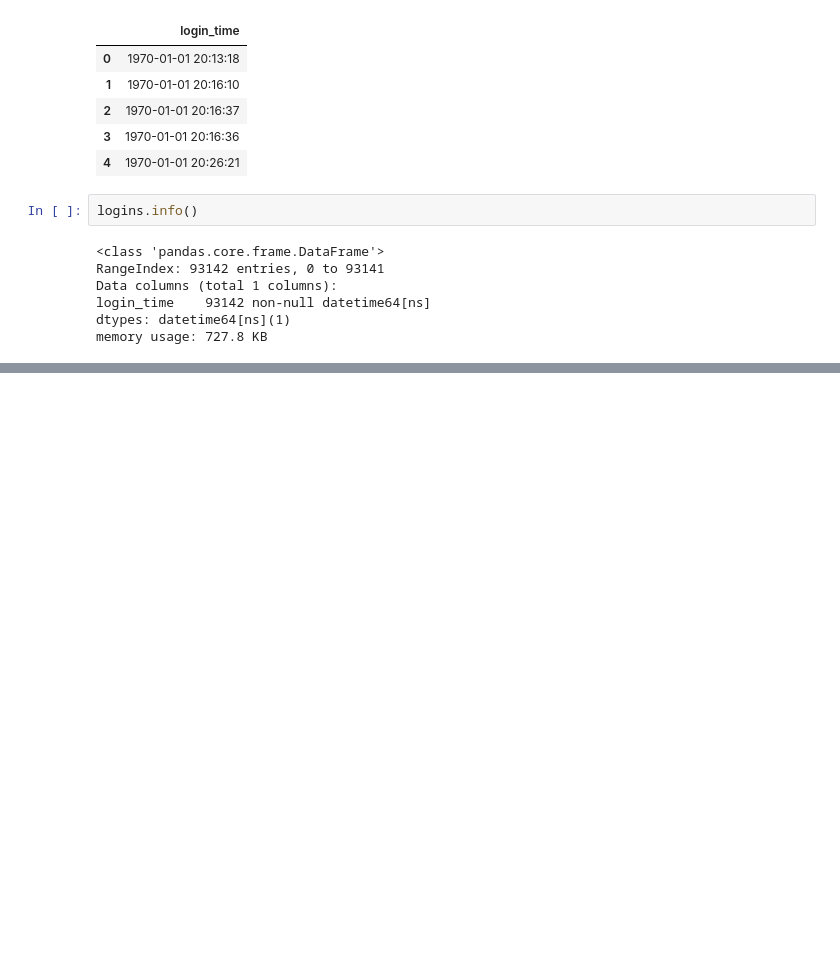
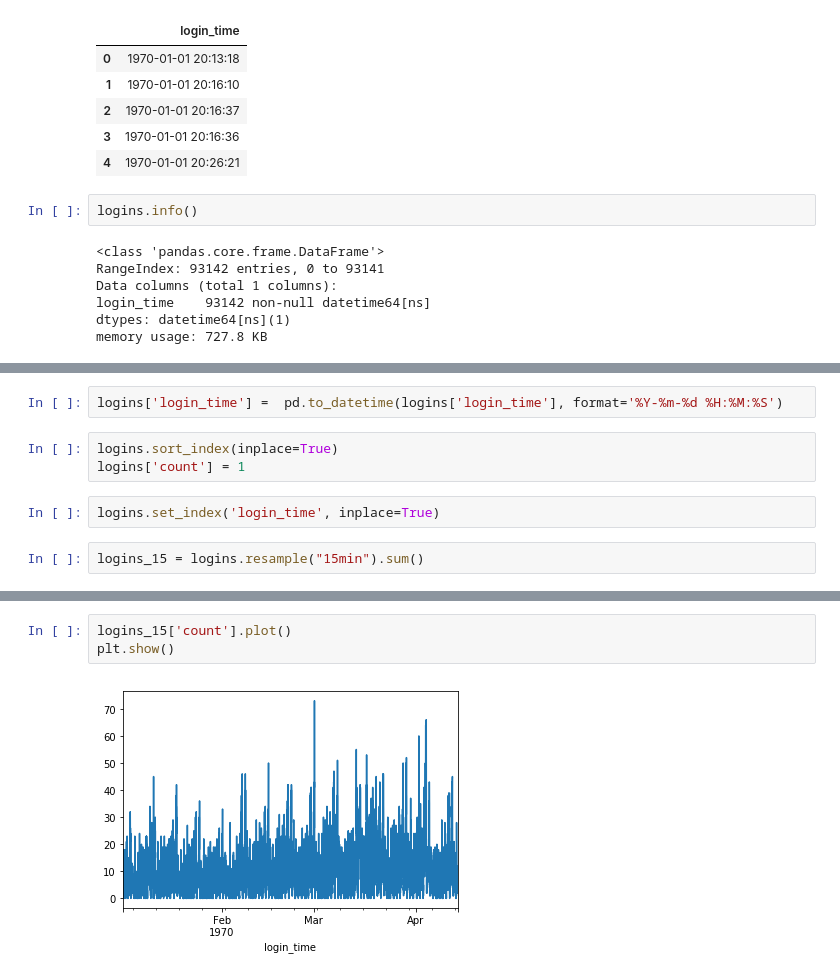
Before and after one commit to cisco3775/Take-Home-Challenge, a Jupyter notebook: Take-Home Challenge Ultimate Technologies Inc..ipynb, the cells around one changed output, grey strips where cells are left out. Drawn from its saved outputs; the diff is of its cells as text; blank space fills up the shorter version.

```diff
--- a/Take-Home Challenge Ultimate Technologies Inc..ipynb
+++ b/Take-Home Challenge Ultimate Technologies Inc..ipynb
@@ -42,0 +30,9 @@ logins
+# %%
+logins['login_time'] =  pd.to_datetime(logins['login_time'], format='%Y-%m-%d %H:%M:%S')
+# %%
+logins.sort_index(inplace=True)
+logins['count'] = 1
+# %%
+logins.set_index('login_time', inplace=True)
+# %%
+logins_15 = logins.resample("15min").sum()
@@ -42,0 +56,5 @@ logins
+# %%
+logins_15['count'].plot()
+plt.show()
+# %% [output]
+[figure, added]
```
Also changed, not shown: parts of 80 cells of this notebook.
